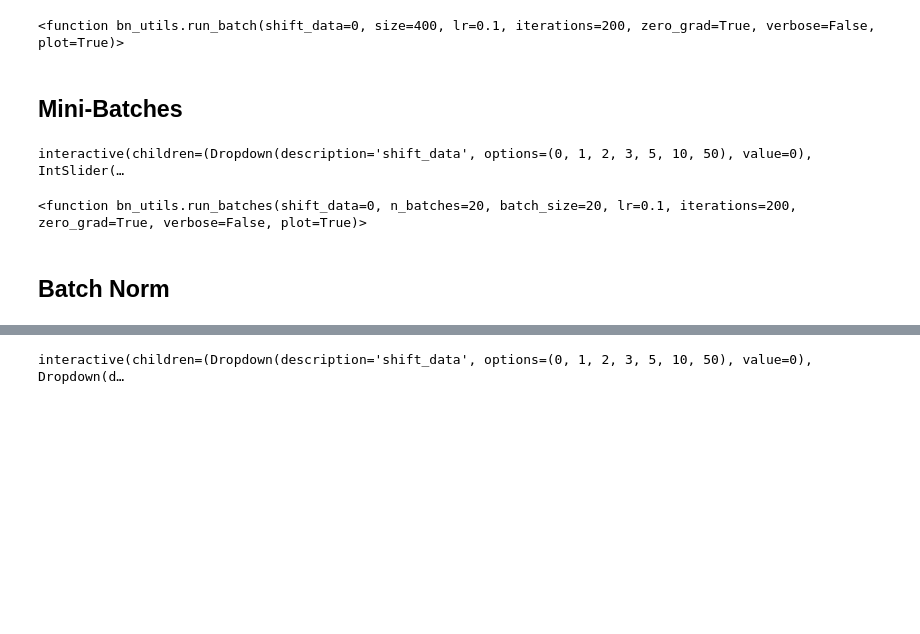
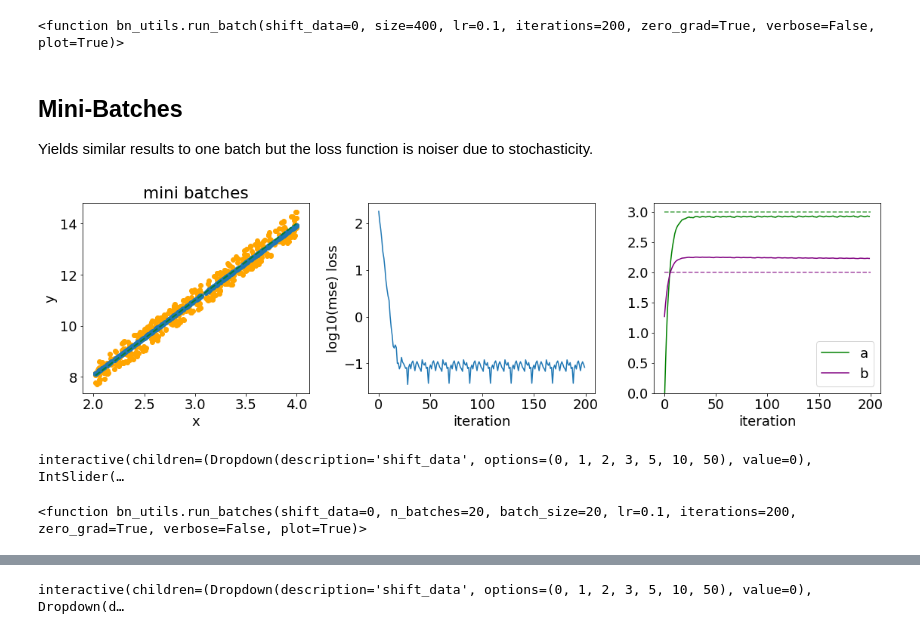
Before and after one commit to elzurdo/cheatsheets, a Jupyter notebook: batch_normalisation.ipynb, the cells around one changed output, grey strips where cells are left out. Saved outputs shown, nothing was run; the diff lists cells and outputs as text; code cells hidden in the pictures; blank space fills up the shorter version.

```diff
--- a/batch_normalisation.ipynb
+++ b/batch_normalisation.ipynb
@@ -214,8 +240,15 @@ run_one_batch_interactive()
 # %% [output]
 interactive(children=(Dropdown(description='shift_data', options=(0, 1, 2, 3, 5, 10, 50), value=0), IntSlider(…
 <function bn_utils.run_batch(shift_data=0, size=400, lr=0.1, iterations=200, zero_grad=True, verbose=False, plot=True)>
-# %% [markdown]
-## Mini-Batches
+# %% [markdown]
+## Mini-Batches
+
+Yields similar results to one batch but the loss function is noiser due to stochasticity.
+# %%
+from bn_utils import run_batches
+_ = run_batches(shift_data=3, lr=1.e-2)
+# %% [output]
+[figure, added]
 # %%
 from bn_utils import run_batches_interactive
 
@@ -223,5 +256,3 @@ run_batches_interactive()
 # %% [output]
 interactive(children=(Dropdown(description='shift_data', options=(0, 1, 2, 3, 5, 10, 50), value=0), IntSlider(…
 <function bn_utils.run_batches(shift_data=0, n_batches=20, batch_size=20, lr=0.1, iterations=200, zero_grad=True, verbose=False, plot=True)>
-# %% [markdown]
-##  Batch Norm
```
Also changed, not shown: parts of 7 cells of this notebook, 1 other file.
